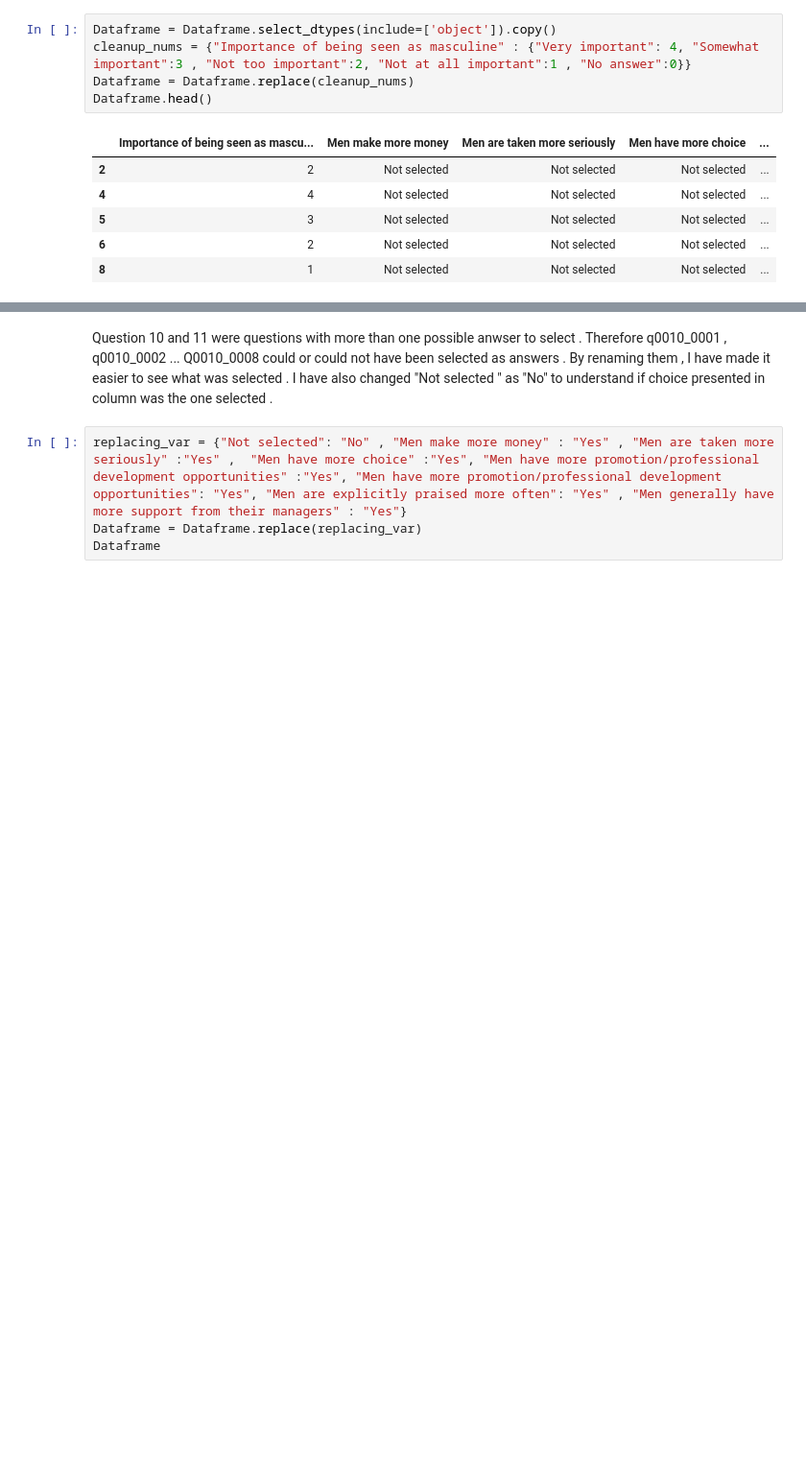
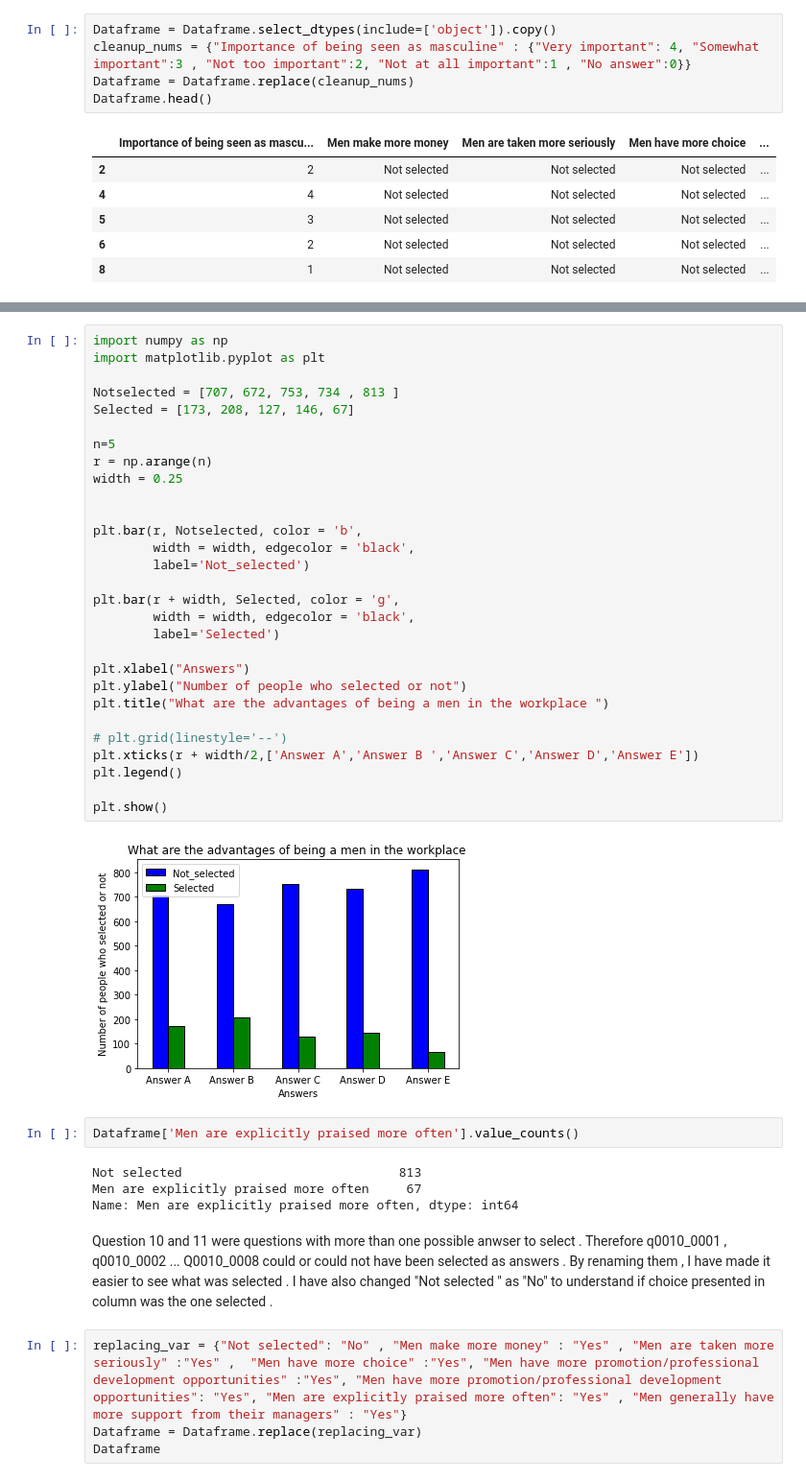
Before and after one commit to data301-2021-winter1/group20-project-, a Jupyter notebook: notebooks/analysis1.ipynb, the cells around one changed output, grey strips where cells are left out. Shown: that part at 96% size. Cells and saved outputs as stored; diff of their text form; blank space fills up the shorter version.

```diff
--- a/notebooks/analysis1.ipynb
+++ b/notebooks/analysis1.ipynb
@@ -216,3 +250,40 @@ sns.despine()
+# %%
+import numpy as np
+import matplotlib.pyplot as plt
+
+Notselected = [707, 672, 753, 734 , 813 ]
+Selected = [173, 208, 127, 146, 67]
+
+n=5
+r = np.arange(n)
+width = 0.25
+
+
+plt.bar(r, Notselected, color = 'b',
+        width = width, edgecolor = 'black',
+        label='Not_selected')
+
+plt.bar(r + width, Selected, color = 'g',
+        width = width, edgecolor = 'black',
+        label='Selected')
+
+plt.xlabel("Answers")
+plt.ylabel("Number of people who selected or not")
+plt.title("What are the advantages of being a men in the workplace ")
+
+# plt.grid(linestyle='--')
+plt.xticks(r + width/2,['Answer A','Answer B ','Answer C','Answer D','Answer E'])
+plt.legend()
+
+plt.show()
+# %% [output]
+[figure, added]
+# %%
+Dataframe['Men are explicitly praised more often'].value_counts()
+# %% [output]
+Not selected                             813
+Men are explicitly praised more often     67
+Name: Men are explicitly praised more often, dtype: int64
 # %% [markdown]
 Question 10 and 11 were questions with more than one possible anwser to select . Therefore q0010_0001 , q0010_0002 ... Q0010_0008 could or could not have been selected as answers . By renaming them , I have made it easier to see what was selected . I have also changed "Not selected " as "No" to understand if choice presented in column was the one selected .
 # %%
```
Also changed, not shown: parts of 11 cells of this notebook.
